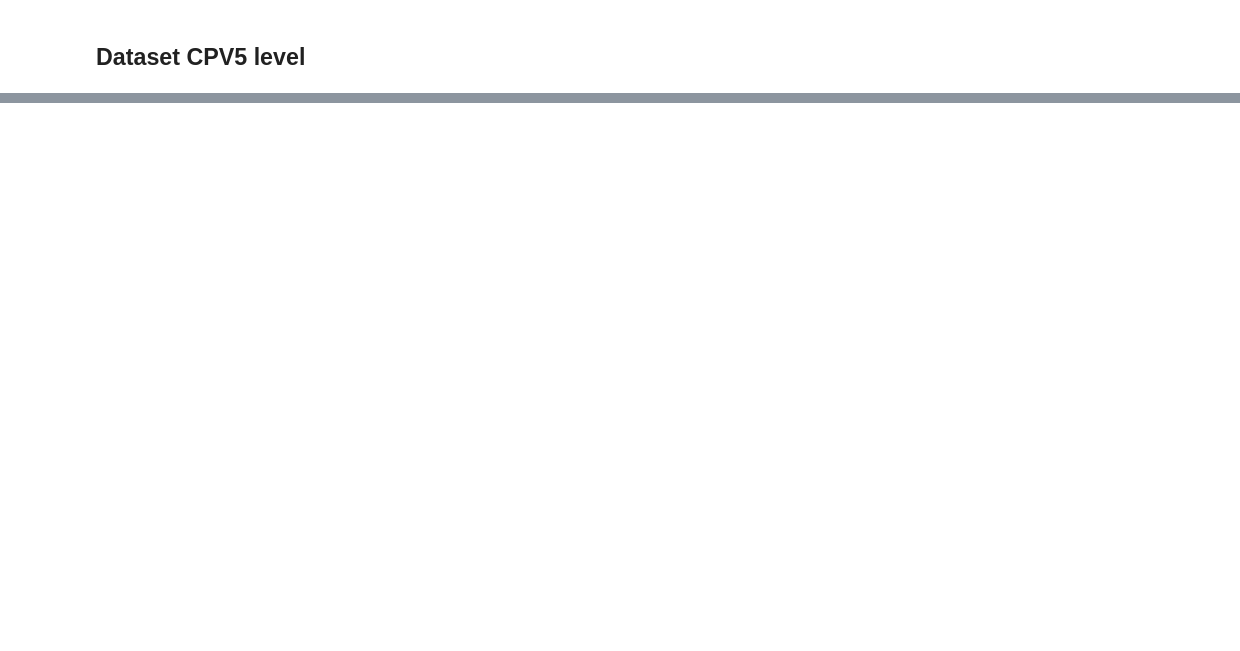
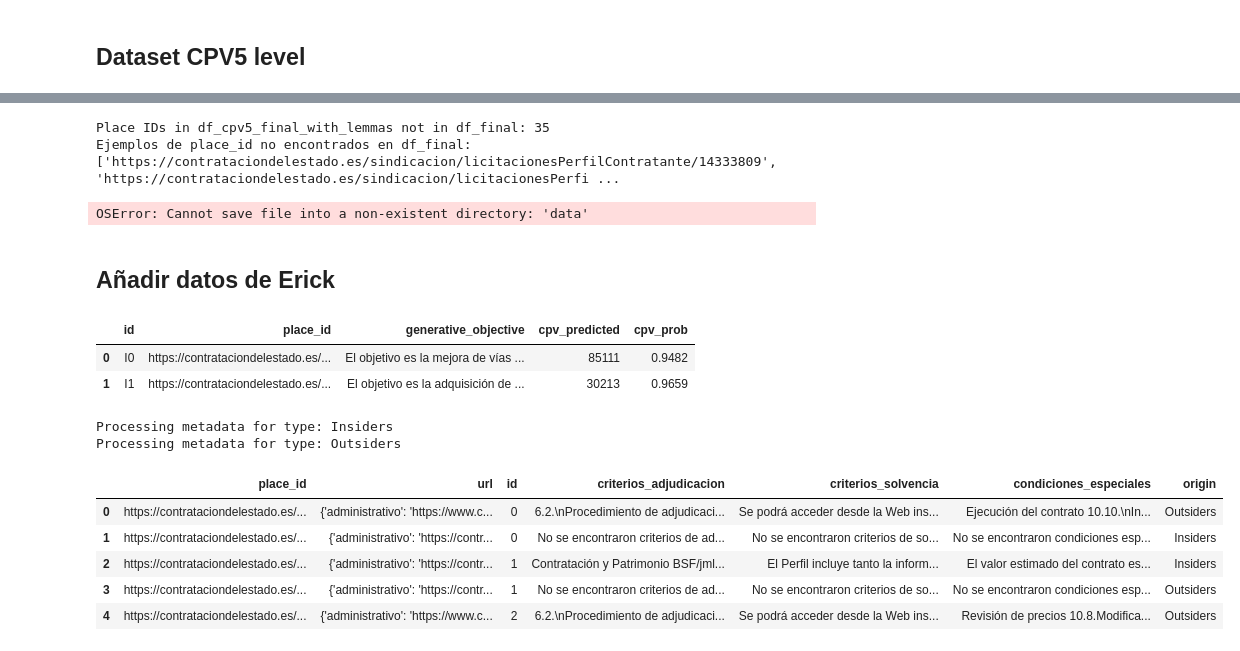
Before and after one commit to beauseant/patchwork, a Jupyter notebook: data_preparation/prepare_solr_data.ipynb, the cells around one changed output, grey strips where cells are left out. Cells and saved outputs as stored; diff of their text form; code cells hidden in the pictures; blank space fills up the shorter version.

```diff
--- a/data_preparation/prepare_solr_data.ipynb
+++ b/data_preparation/prepare_solr_data.ipynb
@@ -149,0 +430,20 @@ df_cpv5_not_in_all.to_parquet("data/df_cpv5_not_in_all.parquet")
+# %%
+df_cpv5_all_info = df_cpv5_final_with_lemmas[["place_id", "lemmas", "generative_objective"]].merge(df_final, on="place_id", how="inner")
+
+# find place_id in df_cpv5_final_with_lemmas that are not in df_final
+place_ids_not_in_final = set(df_cpv5_final_with_lemmas["place_id"]) - set(df_final["place_id"])
+print(f"Place IDs in df_cpv5_final_with_lemmas not in df_final: {len(place_ids_not_in_final)}")
+print(f"Ejemplos de place_id no encontrados en df_final: {list(place_ids_not_in_final)[:10]}")
+
+# save place_ids_not_in_final
+pd.Series(list(place_ids_not_in_final)).to_csv("data/place_ids_not_in_final.csv", index=False)
+
+#assert len(df_cpv5_all_info) == len(df_cpv5_final_with_lemmas), "Error: el merge ha cambiado el número de filas"
+
+# double check that place_ids_not_in_final are not in df_final
+print(any(pd.Series(list(place_ids_not_in_final)).isin(df_final["place_id"])))
+print(len(df_cpv5_all_info))
+# %% [output]
+Place IDs in df_cpv5_final_with_lemmas not in df_final: 35
+Ejemplos de place_id no encontrados en df_final: ['https://contrataciondelestado.es/sindicacion/licitacionesPerfilContratante/14333809', 'https://contrataciondelestado.es/sindicacion/licitacionesPerfi ...
+OSError: Cannot save file into a non-existent directory: 'data'
@@ -149,0 +471,59 @@ df_cpv5_not_in_all.to_parquet("data/df_cpv5_not_in_all.parquet")
+# %% [markdown]
+## Añadir datos de Erick
+# %%
+path_cpv_extracted = "/export/usuarios_ml4ds/lbartolome/Repos/patchwork/data/datos_upm/cpvs_predicted/cpv5_predictions.json"
+
+with open(path_cpv_extracted, "r") as f:
+    cpv_data = json.load(f)
+
+df_cpv = pd.DataFrame(cpv_data)
+
+# sort by id
+df_cpv = df_cpv.sort_values(by="id").reset_index(drop=True)
+
+df_cpv.head(2)
+# %% [output]
+|  | id | place_id | generative_objective | cpv_predicted | cpv_prob |
+| 0 | I0 | https://contrataciondelestado.es/... | El objetivo es la mejora de vías ... | 85111 | 0.9482 |
+| 1 | I1 | https://contrataciondelestado.es/... | El objetivo es la adquisición de ... | 30213 | 0.9659 |
+# %%
+import os
+
+path_meta = "/export/usuarios_ml4ds/lbartolome/Repos/patchwork/data/datos_upm/Metadata_Extraction"
+
+all_meta = []
+
+for type in ["Insiders", "Outsiders"]:
+    print(f"Processing metadata for type: {type}")
+    path_meta_type = f"{path_meta}/{type}"
+
+    # there are several json files
+    meta_files = [f for f in os.listdir(path_meta_type) if f.endswith(".json")]
+
+    # read files and merge for this type
+    type_meta = []
+    for mf in meta_files:
+        with open(f"{path_meta_type}/{mf}", "r") as f:
+            meta = json.load(f)
+            type_meta.extend(meta)
+    df_meta = pd.DataFrame(type_meta)
+    df_meta["origin"] = type
+    df_meta["id"] = df_meta["id"].astype(int)
+
+    all_meta.append(df_meta)
+
+df_meta = pd.concat(all_meta, ignore_index=True)
+
+# sort by id
+df_meta = df_meta.sort_values(by="id").reset_index(drop=True)
+
+df_meta.head(5)
+# %% [output]
+Processing metadata for type: Insiders
+Processing metadata for type: Outsiders
+|  | place_id | url | id | criterios_adjudicacion | criterios_solvencia | condiciones_especiales | origin |
+| 0 | https://contrataciondelestado.es/... | {'administrativo': 'https://www.c... | 0 | 6.2.\nProcedimiento de adjudicaci... | Se podrá acceder desde la Web ins... | Ejecución del contrato 10.10.\nIn... | Outsiders |
+| 1 | https://contrataciondelestado.es/... | {'administrativo': 'https://contr... | 0 | No se encontraron criterios de ad... | No se encontraron criterios de so... | No se encontraron condiciones esp... | Insiders |
+| 2 | https://contrataciondelestado.es/... | {'administrativo': 'https://contr... | 1 | Contratación y Patrimonio BSF/jml... | El Perfil incluye tanto la inform... | El valor estimado del contrato es... | Insiders |
+| 3 | https://contrataciondelestado.es/... | {'administrativo': 'https://contr... | 1 | No se encontraron criterios de ad... | No se encontraron criterios de so... | No se encontraron condiciones esp... | Outsiders |
+| 4 | https://contrataciondelestado.es/... | {'administrativo': 'https://www.c... | 2 | 6.2.\nProcedimiento de adjudicaci... | Se podrá acceder desde la Web ins... | Revisión de precios 10.8.Modifica... | Outsiders |
```
Also changed, not shown: parts of 41 cells of this notebook, 21 other files.
